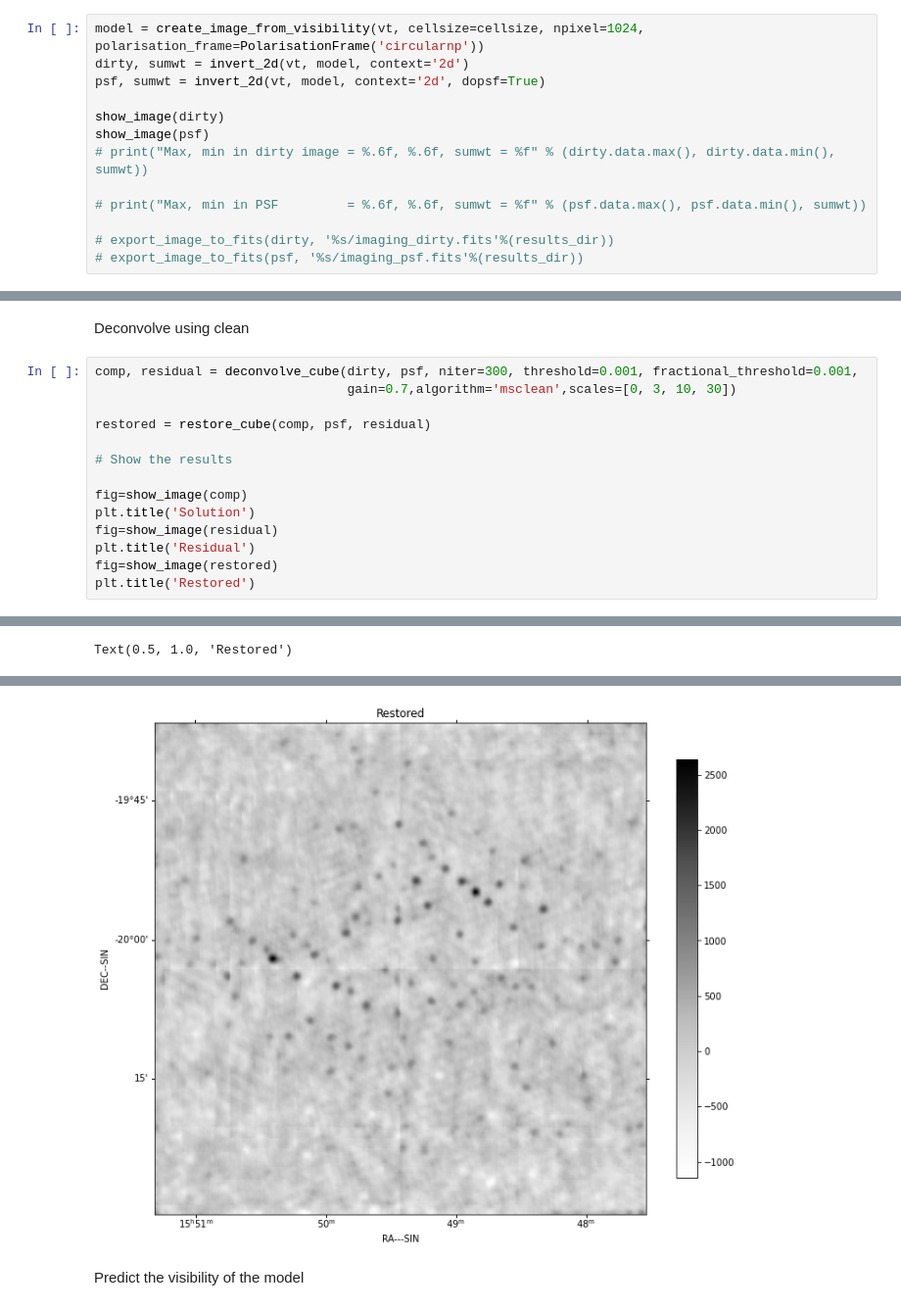
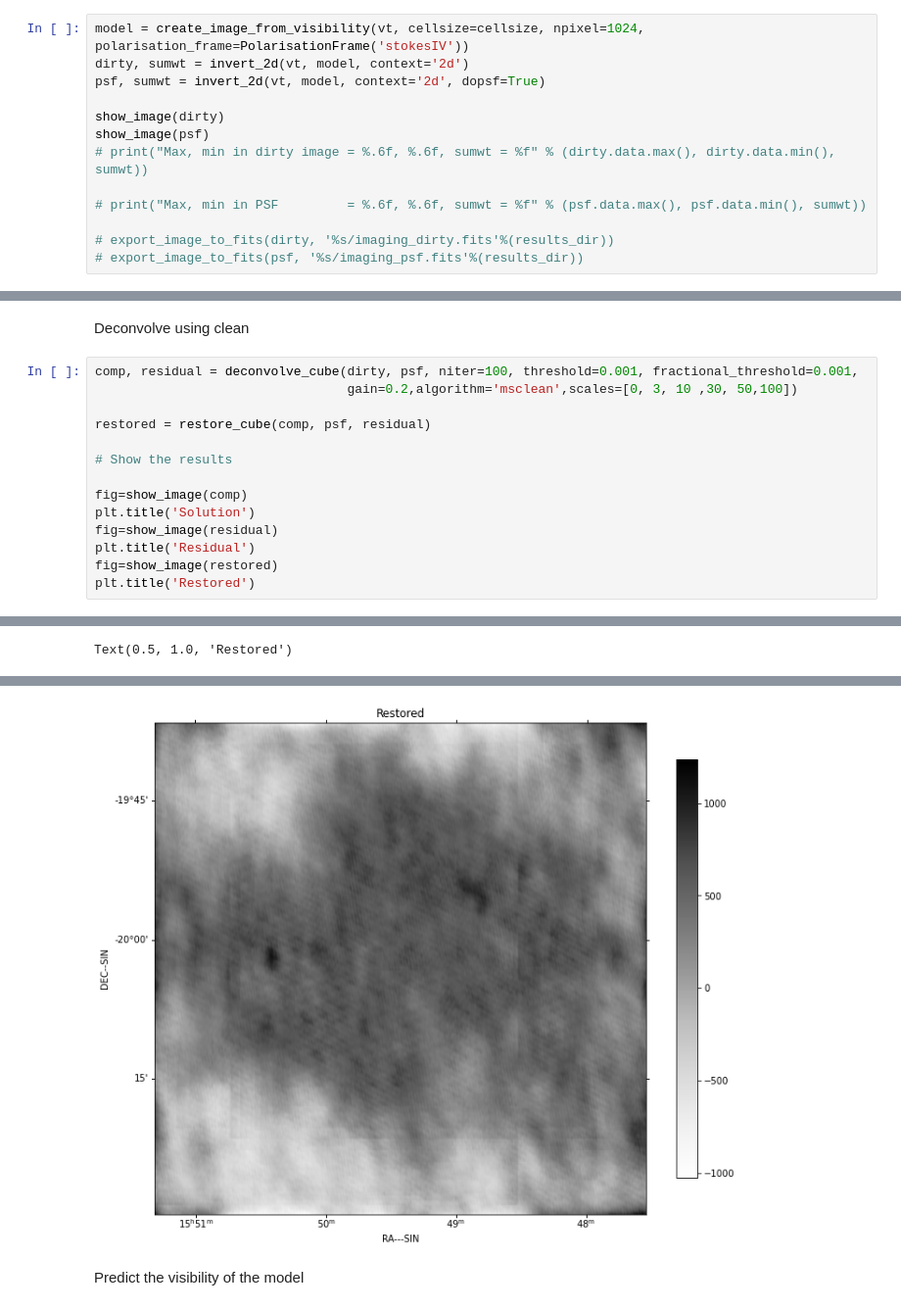
Before and after one commit to astronomical-data-processing/museros2020, a Jupyter notebook: examples/imaging.ipynb, the cells around one changed output, grey strips where cells are left out. Shown at 98% size. Drawn from its saved outputs; the diff is of its cells as text.

```diff
--- a/examples/imaging.ipynb
+++ b/examples/imaging.ipynb
@@ -133,7 +133,7 @@ plt.show()
 # %% [markdown]
 Make the dirty image and point spread function
 # %%
-model = create_image_from_visibility(vt, cellsize=cellsize, npixel=1024, polarisation_frame=PolarisationFrame('circularnp'))
+model = create_image_from_visibility(vt, cellsize=cellsize, npixel=1024, polarisation_frame=PolarisationFrame('stokesIV'))
 dirty, sumwt = invert_2d(vt, model, context='2d')
 psf, sumwt = invert_2d(vt, model, context='2d', dopsf=True)
 
@@ -159,8 +159,8 @@ create_image_from_visibility: image shape is [1, 2, 1024, 1024]
 # %% [markdown]
 Deconvolve using clean
 # %%
-comp, residual = deconvolve_cube(dirty, psf, niter=300, threshold=0.001, fractional_threshold=0.001,
-                                 gain=0.7,algorithm='msclean',scales=[0, 3, 10, 30])
+comp, residual = deconvolve_cube(dirty, psf, niter=100, threshold=0.001, fractional_threshold=0.001,
+                                 gain=0.2,algorithm='msclean',scales=[0, 3, 10 ,30, 50,100])
 
 restored = restore_cube(comp, psf, residual)
 
@@ -196,4 +196,4 @@ Text(0.5, 1.0, 'Restored')
-[figure, old version]
+[figure, new version]
 # %% [markdown]
 Predict the visibility of the model
 # %% [markdown]
```
Also changed, not shown: parts of 1 cell of this notebook, 1 other file.
